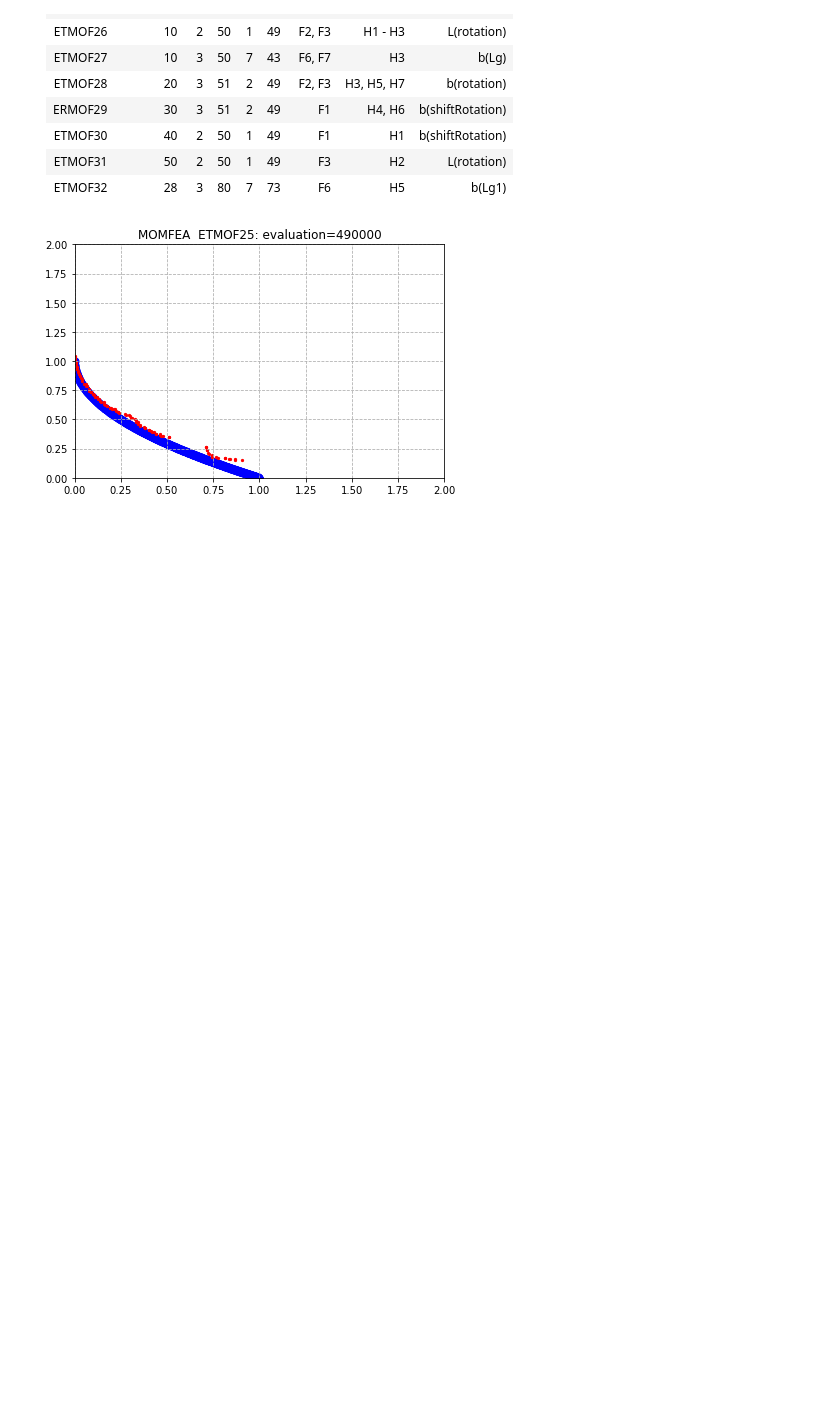
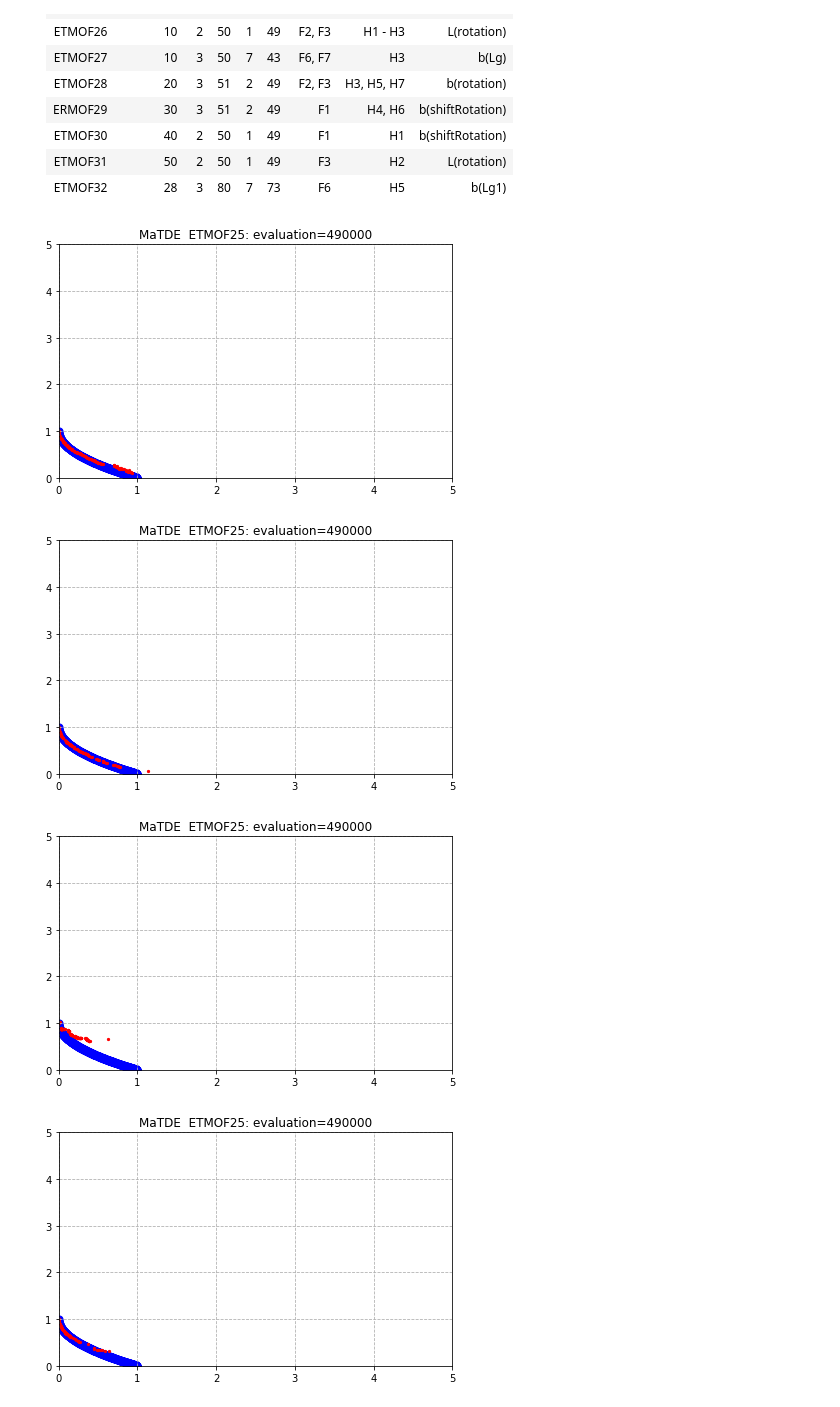
Before and after one commit to BjChacha/CEC2021, a Jupyter notebook: PF.ipynb, the cells around one changed output. Drawn from its saved outputs; the diff is of its cells as text; code cells hidden in the pictures; blank space fills up the shorter version.

Commit message:
improve my tools: plot final PF.

```diff
--- a/PF.ipynb
+++ b/PF.ipynb
@@ -202,17 +244,20 @@ def pf_gif(algo_idx, problem_profile, task_no, output=False):
 # %%
 # 0: 'MaTDE',
 # 1: 'MOMFEA'
 # 2: 'MOEAD'
 # 3: 'MaOEAC'
 # 4: 'NSGAII'
-for problem in ['ETMOF25']:
-    for algo in [1]:
-        for task in [1]:
+for problem in ['ETMOF25', 'ETMOF26']:
+    for algo in [0]:
+        for task in range(1, 11):
             if task > problemset_profiles[problem]['TaskNum']:
                 break
             try:
                 pf_gif(algo, problemset_profiles[problem], task, True)
             except:
                 print('error')
 # %% [output]
-[figure, old version]
+[figure, new version]
+[figure, added]
+[figure, added]
+[figure, added]
```
Also changed, not shown: parts of 4 cells of this notebook.
